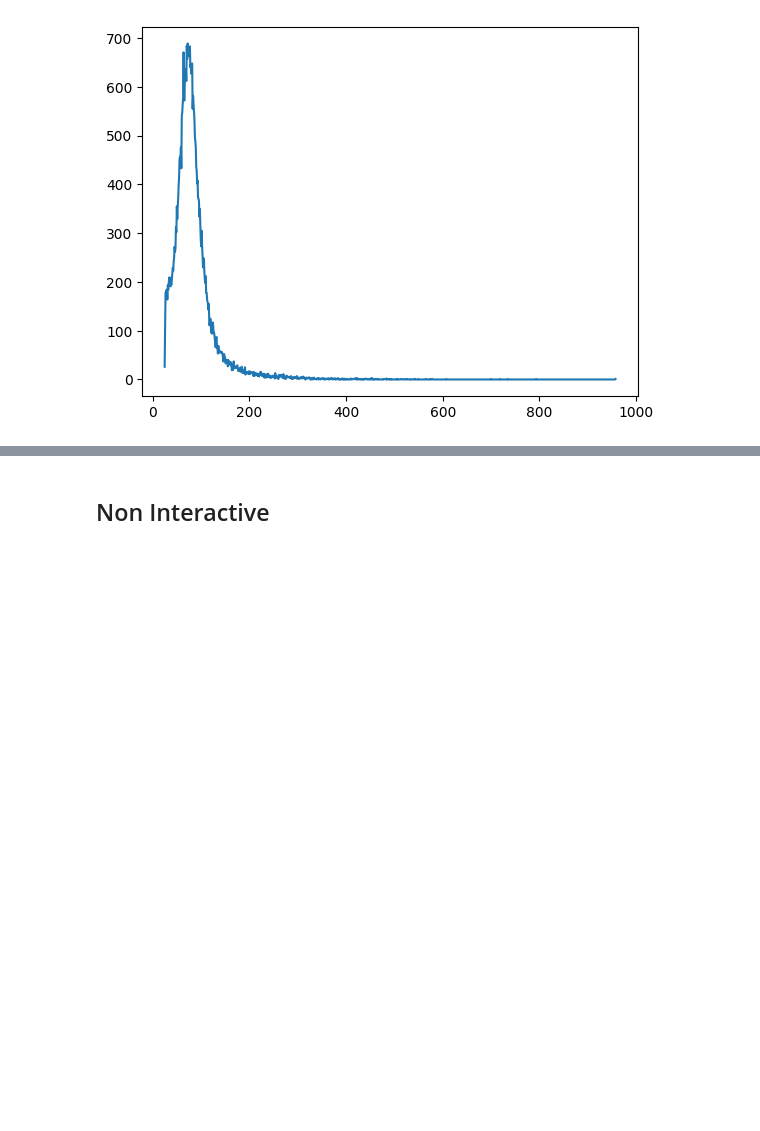
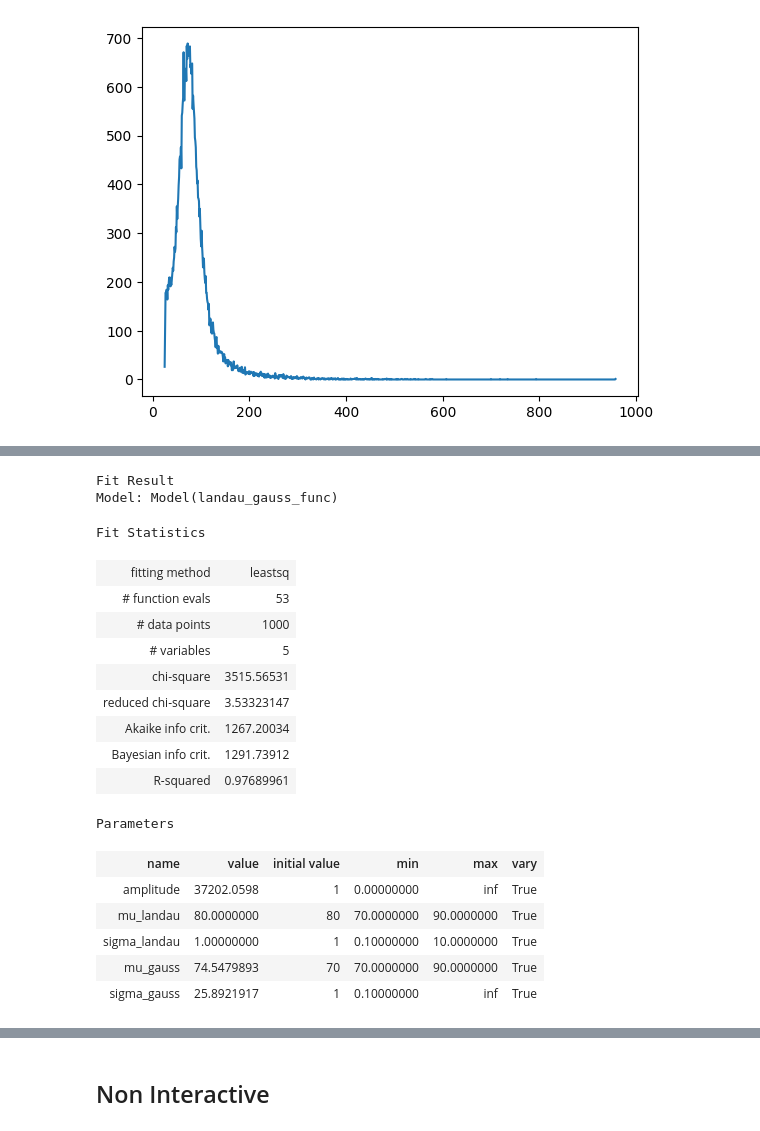
Before and after one commit to TimLockstedt/MP, a Jupyter notebook: FP14/JanTim/A4/Plott_var_func_Manuell.ipynb, the cells around one changed output, grey strips where cells are left out. Cells and saved outputs as stored; diff of their text form; code cells hidden in the pictures; blank space fills up the shorter version.

```diff
--- a/FP14/JanTim/A4/Plott_var_func_Manuell.ipynb
+++ b/FP14/JanTim/A4/Plott_var_func_Manuell.ipynb
@@ -397,0 +637,22 @@ NameError: name 'pylandau' is not defined
+# %%
+result
+# %% [output]
+Fit Result
+Model: Model(landau_gauss_func)
+Fit Statistics
+| fitting method | leastsq |
+| # function evals | 53 |
+| # data points | 1000 |
+| # variables | 5 |
+| chi-square | 3515.56531 |
+| reduced chi-square | 3.53323147 |
+| Akaike info crit. | 1267.20034 |
+| Bayesian info crit. | 1291.73912 |
+| R-squared | 0.97689961 |
+Parameters
+| name | value | initial value | min | max | vary |
+| amplitude | 37202.0598 | 1 | 0.00000000 | inf | True |
+| mu_landau | 80.0000000 | 80 | 70.0000000 | 90.0000000 | True |
+| sigma_landau | 1.00000000 | 1 | 0.10000000 | 10.0000000 | True |
+| mu_gauss | 74.5479893 | 70 | 70.0000000 | 90.0000000 | True |
+| sigma_gauss | 25.8921917 | 1 | 0.10000000 | inf | True |
```
Also changed, not shown: parts of 11 cells of this notebook, 2 other files.
